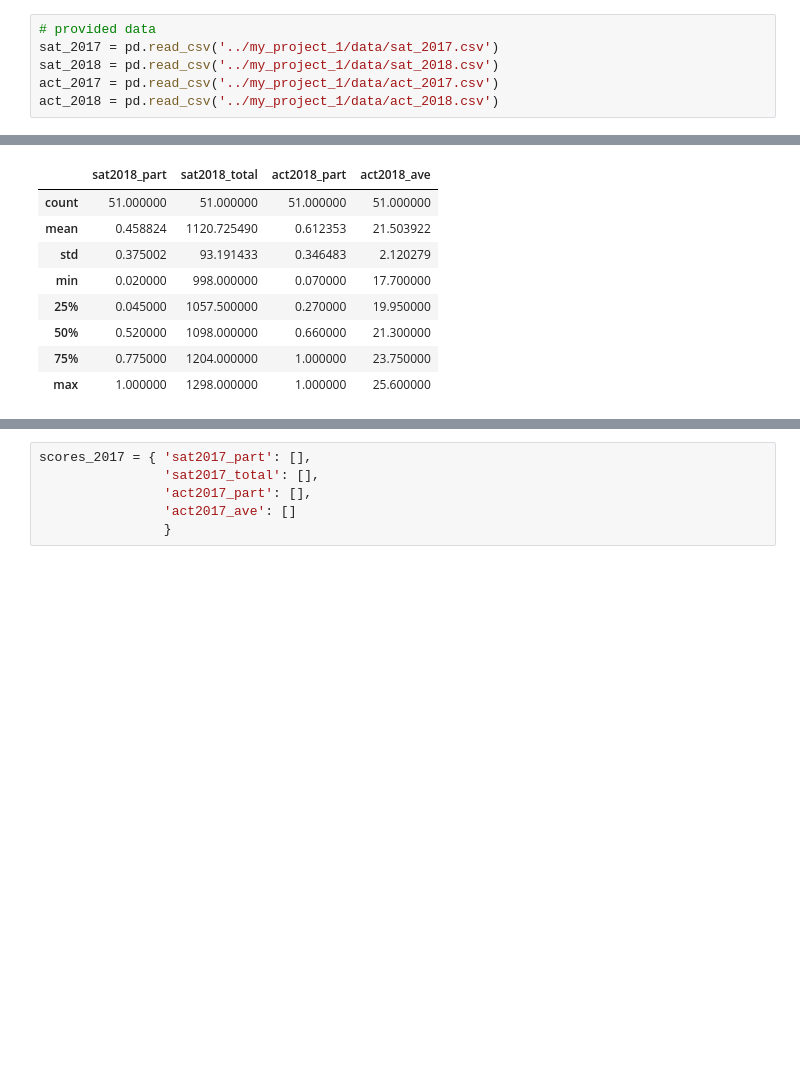
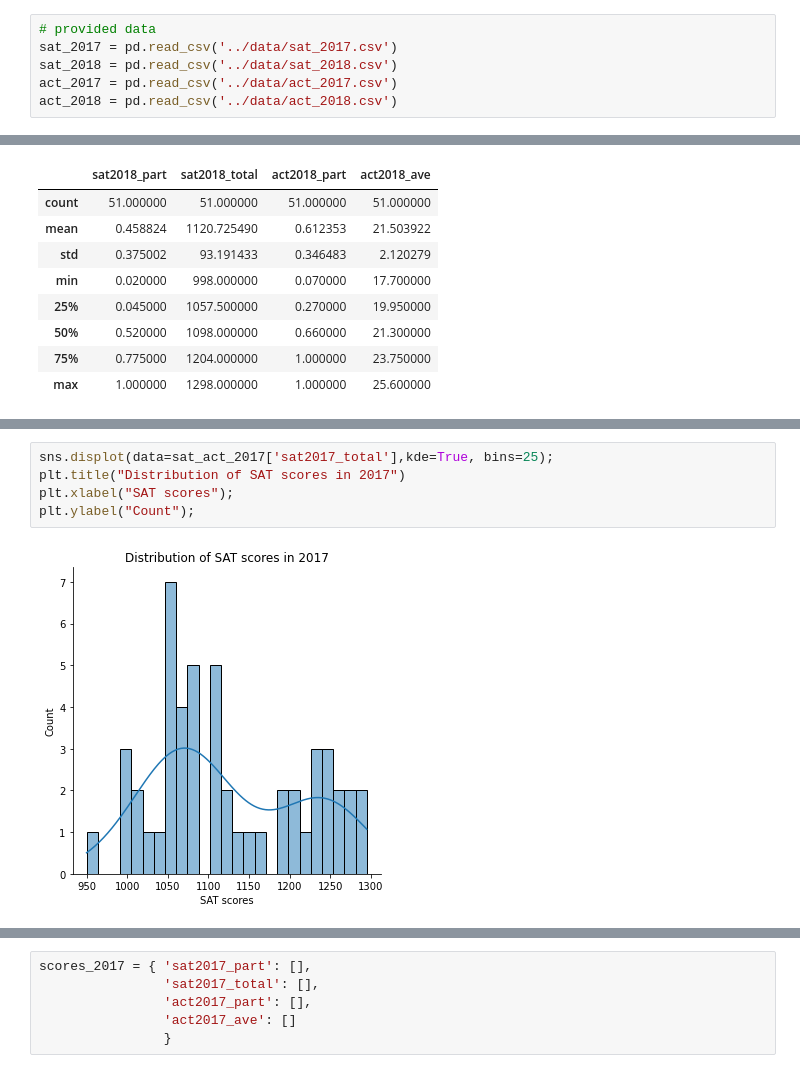
Before and after one commit to doscsy12/GA_projects, a Jupyter notebook: project_1/code/starter-code.ipynb, the cells around one changed output, grey strips where cells are left out. Saved outputs shown, nothing was run; the diff lists cells and outputs as text; blank space fills up the shorter version.

```diff
--- a/project_1/starter-code.ipynb
+++ b/project_1/code/starter-code.ipynb
@@ -147,8 +118,8 @@ Both SAT and ACT scores will be examined as college admissions counselors have o
 # %%
 # provided data
-sat_2017 = pd.read_csv('../my_project_1/data/sat_2017.csv')
-sat_2018 = pd.read_csv('../my_project_1/data/sat_2018.csv')
-act_2017 = pd.read_csv('../my_project_1/data/act_2017.csv')
-act_2018 = pd.read_csv('../my_project_1/data/act_2018.csv')
+sat_2017 = pd.read_csv('../data/sat_2017.csv')
+sat_2018 = pd.read_csv('../data/sat_2018.csv')
+act_2017 = pd.read_csv('../data/act_2017.csv')
+act_2018 = pd.read_csv('../data/act_2018.csv')
 # %%
 # other datasets
@@ -960,0 +880,7 @@ sat_act_2018.describe()
+# %%
+sns.displot(data=sat_act_2017['sat2017_total'],kde=True, bins=25);
+plt.title("Distribution of SAT scores in 2017")
+plt.xlabel("SAT scores");
+plt.ylabel("Count");
+# %% [output]
+[figure, added]
```
Also changed, not shown: parts of 55 cells of this notebook, 2 other files.
